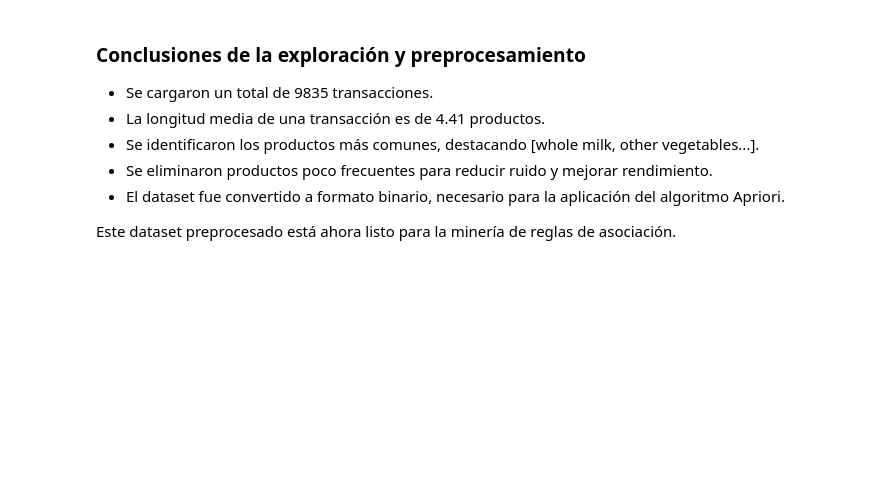
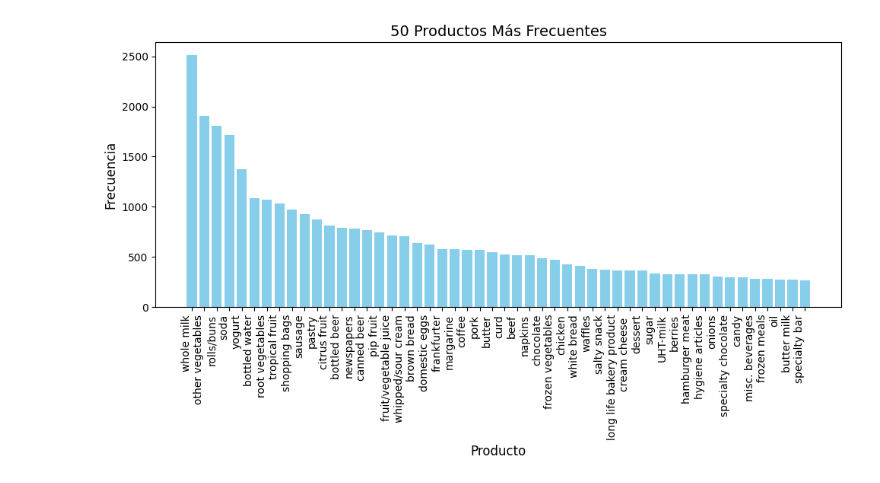
Before and after one commit to albacortes9/asociacion_da, a Jupyter notebook: ejercicio_asociacion.ipynb, the cells around one changed output. Cells and saved outputs as stored; diff of their text form; code cells hidden in the pictures; blank space fills up the shorter version.

```diff
--- a/ejercicio_asociacion.ipynb
+++ b/ejercicio_asociacion.ipynb
@@ -10,0 +19,4 @@ En esta sección se realiza la exploración inicial y la limpieza del dataset, c
+# %%
+# Lectura del archivo CSV
+df = pd.read_csv('groceries.csv', sep=";", header= None)
+df.head()
@@ -11,19 +45,11 @@ En esta sección se realiza la exploración inicial y la limpieza del dataset, c
 # %%
-import pandas as pd
-import matplotlib
-import matplotlib.pyplot as plt
-# Configurar matplotlib para evitar warnings relacionados con fuentes
-matplotlib.rcParams['font.family'] = 'DejaVu Sans'
+# Carga de datos y limpieza básica
+dataset = []
+for line in df.values:
+    items = line[0].strip().split(',')
+    items = [item for item in items if item != '']
+    dataset.append(items)
 
-# Cargar los datos como lista de transacciones
-dataset = []
-with open("groceries.csv", 'r') as file:
-    for line in file:
-        items = line.strip().split(';')
-        items = [item for item in items if item != '']  # Elimina vacíos
-        dataset.append(items)
-
-# Crear un DataFrame
-df = pd.DataFrame(dataset)
-df.head()
+# Mostrar cuántas transacciones hay
+print(f"Número total de transacciones: {len(dataset)}")
 # %% [output]
@@ -123,10 +127,17 @@ basket_sets.head()
-# %% [markdown]
-### Conclusiones de la exploración y preprocesamiento
-
-- Se cargaron un total de 9835 transacciones.
-- La longitud media de una transacción es de 4.41 productos.
-- Se identificaron los productos más comunes, destacando [whole milk, other vegetables...].
-- Se eliminaron productos poco frecuentes para reducir ruido y mejorar rendimiento.
-- El dataset fue convertido a formato binario, necesario para la aplicación del algoritmo Apriori.
-
-Este dataset preprocesado está ahora listo para la minería de reglas de asociación.
+# %%
+# Análisis de frecuencia de productos
+items_series = pd.Series([item for sublist in dataset for item in sublist])
+frecuencia_productos = items_series.value_counts().reset_index()
+frecuencia_productos.columns = ['Producto', 'Frecuencia']
+
+# Crear una gráfica de barras para visualizar las frecuencias de los productos
+plt.figure(figsize=(10, 6))
+plt.bar(frecuencia_productos['Producto'][:50], frecuencia_productos['Frecuencia'][:50], color='skyblue')
+plt.title('50 Productos Más Frecuentes', fontsize=14)
+plt.xlabel('Producto', fontsize=12)
+plt.ylabel('Frecuencia', fontsize=12)
+plt.xticks(rotation=90, ha='right')
+plt.tight_layout()
+plt.show()
+# %% [output]
+[figure, added]
```
Also changed, not shown: parts of 19 cells of this notebook, 2 other files.
